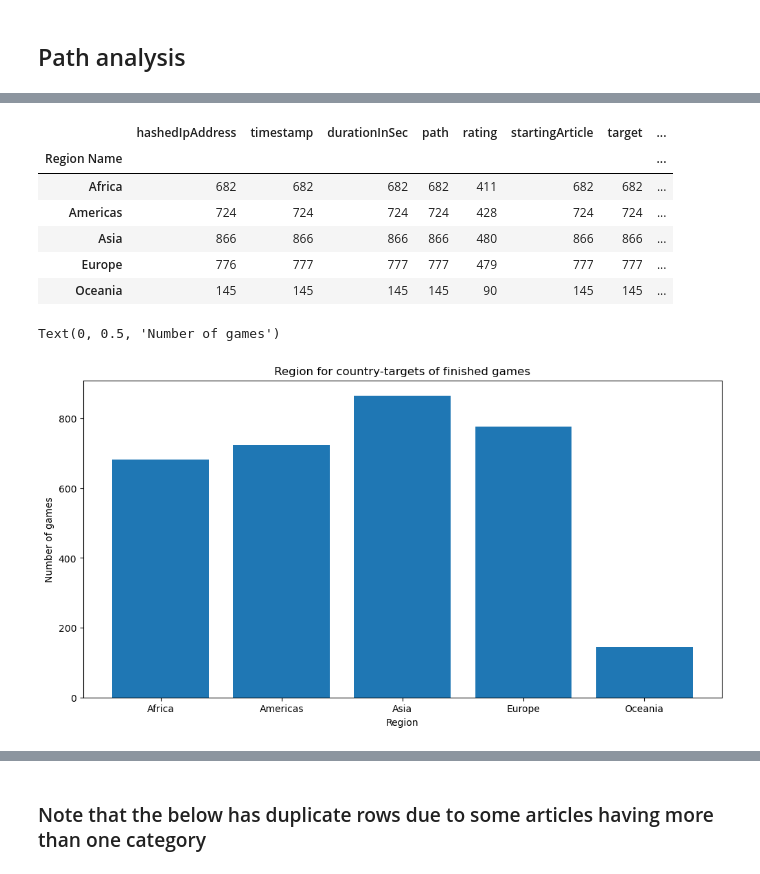
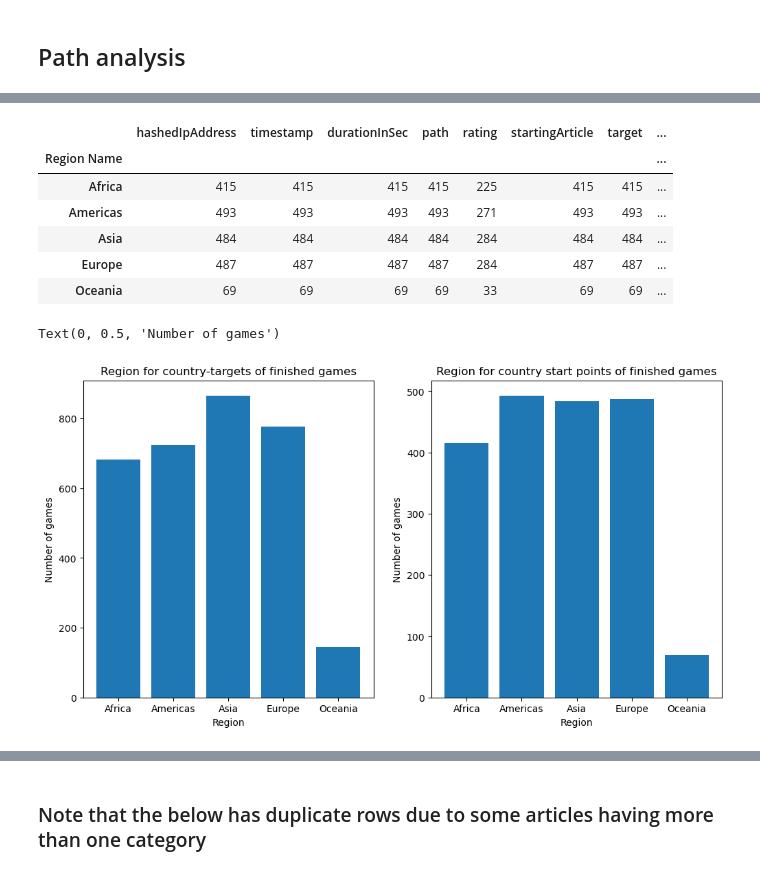
Before and after one commit to epfl-ada/ada-2023-project-jellyfish401, a Jupyter notebook: data_obvservation.ipynb, the cells around one changed output, grey strips where cells are left out. Cells and saved outputs as stored; diff of their text form; code cells hidden in the pictures.

Commit message:
additional plot added

```diff
--- a/data_obvservation.ipynb
+++ b/data_obvservation.ipynb
@@ -163,5 +153,6 @@ country_end
 # %%
 country_end['target'].replace('_', ' ', regex=True, inplace=True)
+country_start['target'].replace('_', ' ', regex=True, inplace=True)
 # %% [output]
 A value is trying to be set on a copy of a slice from a DataFrame
 
@@ -186,23 +165,31 @@ df_UN_countries
 # %%
 country_end_region = country_end.merge(df_UN_countries[["Region Name", "Country or Area"]], left_on='target', right_on='Country or Area').copy()
 end_grouped_by_area = country_end_region.groupby('Region Name').count()
-end_grouped_by_area
+
+country_start_region = country_start.merge(df_UN_countries[["Region Name", "Country or Area"]], left_on='startingArticle', right_on='Country or Area').copy()
+start_grouped_by_area = country_start_region.groupby('Region Name').count()
+
+start_grouped_by_area
 # %% [output]
 |  | hashedIpAddress | timestamp | durationInSec | path | rating | startingArticle | target | ... |
 | Region Name |  |  |  |  |  |  |  | ... |
-| Africa | 682 | 682 | 682 | 682 | 411 | 682 | 682 | ... |
-| Americas | 724 | 724 | 724 | 724 | 428 | 724 | 724 | ... |
-| Asia | 866 | 866 | 866 | 866 | 480 | 866 | 866 | ... |
-| Europe | 776 | 777 | 777 | 777 | 479 | 777 | 777 | ... |
-| Oceania | 145 | 145 | 145 | 145 | 90 | 145 | 145 | ... |
+| Africa | 415 | 415 | 415 | 415 | 225 | 415 | 415 | ... |
+| Americas | 493 | 493 | 493 | 493 | 271 | 493 | 493 | ... |
+| Asia | 484 | 484 | 484 | 484 | 284 | 484 | 484 | ... |
+| Europe | 487 | 487 | 487 | 487 | 284 | 487 | 487 | ... |
+| Oceania | 69 | 69 | 69 | 69 | 33 | 69 | 69 | ... |
 # %%
-fig = plt.figure(figsize=(12,6))
-ax = plt.axes()
+figs, axs = plt.subplots(1,2,figsize=(12,6))
 
-ax.bar(end_grouped_by_area.index, end_grouped_by_area['target'])
-ax.set_title("Region for country-targets of finished games")
-ax.set_xlabel("Region")
-ax.set_ylabel("Number of games")
+axs[0].bar(end_grouped_by_area.index, end_grouped_by_area['target'])
+axs[0].set_title("Region for country-targets of finished games")
+axs[0].set_xlabel("Region")
+axs[0].set_ylabel("Number of games")
+
+axs[1].bar(start_grouped_by_area.index, start_grouped_by_area['target'])
+axs[1].set_title("Region for country start points of finished games")
+axs[1].set_xlabel("Region")
+axs[1].set_ylabel("Number of games")
 # %% [output]
 Text(0, 0.5, 'Number of games')
-[figure, old version]
+[figure, new version]
```
Also changed, not shown: parts of 4 cells of this notebook.
